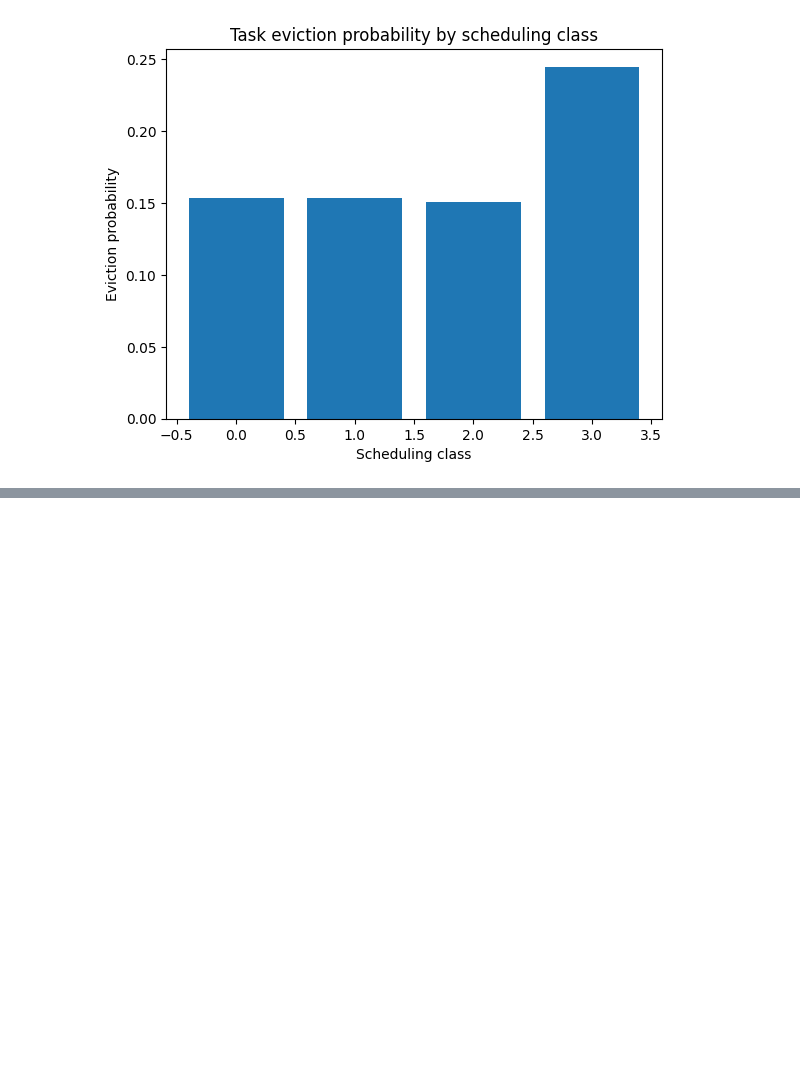
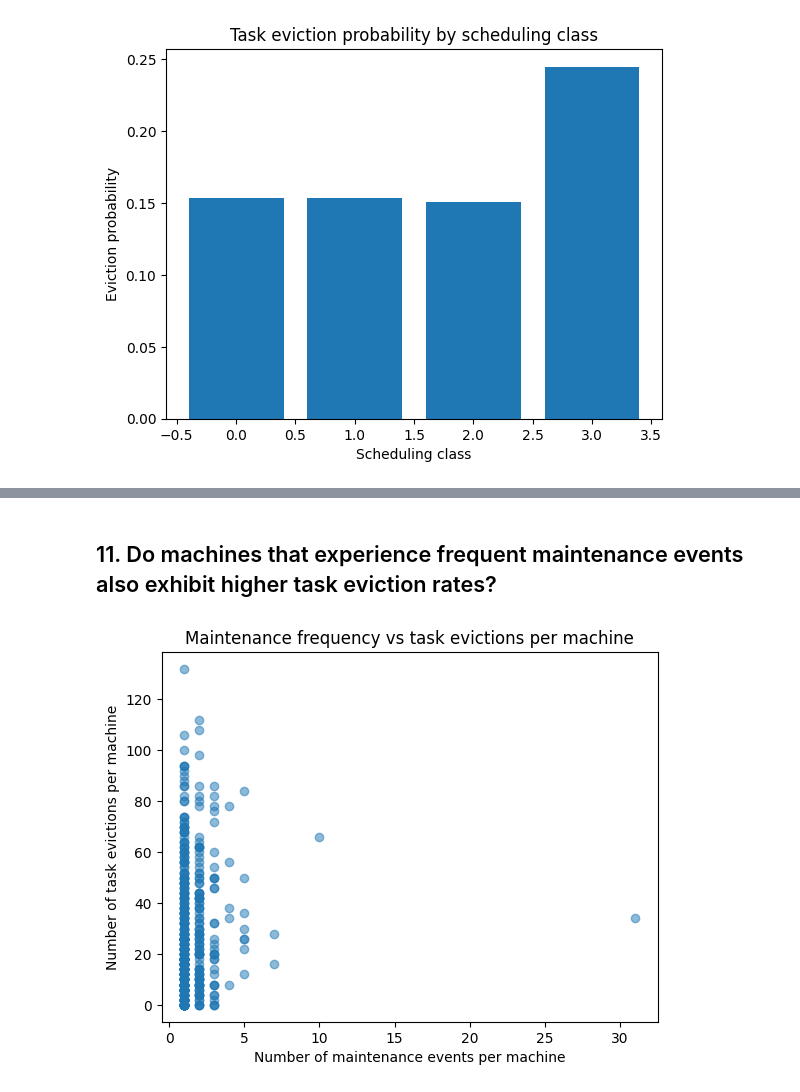
Before and after one commit to dongt1211/spark-graded-TRAN-VU, a Jupyter notebook: spark-analysis-dongtp.ipynb, the cells around one changed output, grey strips where cells are left out. Saved outputs shown, nothing was run; the diff lists cells and outputs as text; code cells hidden in the pictures; blank space fills up the shorter version.

```diff
--- a/spark-analysis-dongtp.ipynb
+++ b/spark-analysis-dongtp.ipynb
@@ -443,0 +732,2 @@ exploiting parallelism for large workloads, balancing efficiency and scalability
+# %% [markdown]
+## 11. Do machines that experience frequent maintenance events also exhibit higher task eviction rates?
@@ -443,0 +754,35 @@ exploiting parallelism for large workloads, balancing efficiency and scalability
+# %%
+# Combine maintenance and eviction info per machine
+machine_stability = maintenance_per_machine_filtered.join(
+    evictions_per_machine,
+    on="machine_id",
+    how="left"
+).fillna(0, subset=["num_task_evictions"])
+# %%
+# Correlation between maintenance events and task evictions
+machine_stability.select(
+    "num_maintenance_events",
+    "num_task_evictions"
+).stat.corr(
+    "num_maintenance_events",
+    "num_task_evictions"
+)
+
+
+# Visualize correlation
+pdf = machine_stability.sample(fraction=0.1).toPandas()
+
+import matplotlib.pyplot as plt
+
+plt.scatter(
+    pdf["num_maintenance_events"],
+    pdf["num_task_evictions"],
+    alpha=0.5
+)
+
+plt.xlabel("Number of maintenance events per machine")
+plt.ylabel("Number of task evictions per machine")
+plt.title("Maintenance frequency vs task evictions per machine")
+plt.show()
+# %% [output]
+[figure, added]
```
Also changed, not shown: parts of 73 cells of this notebook, 16 other files.
